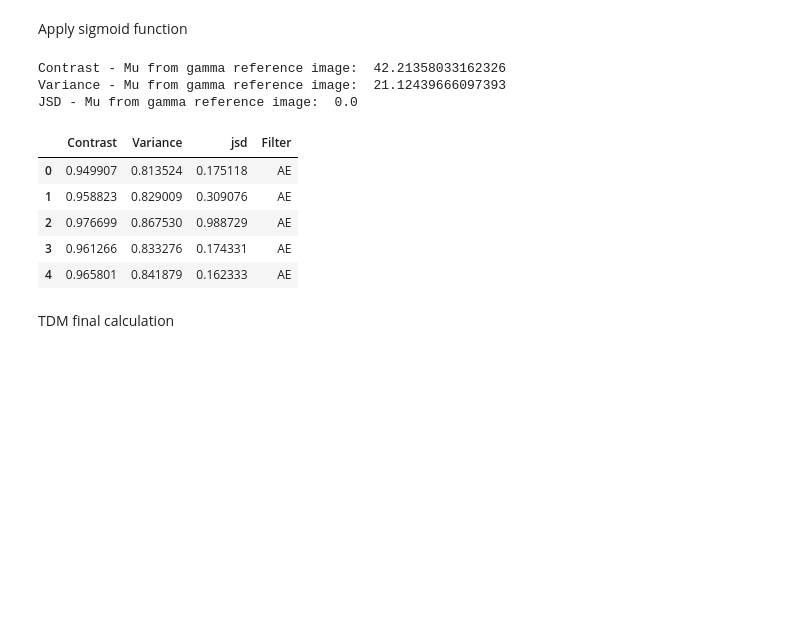
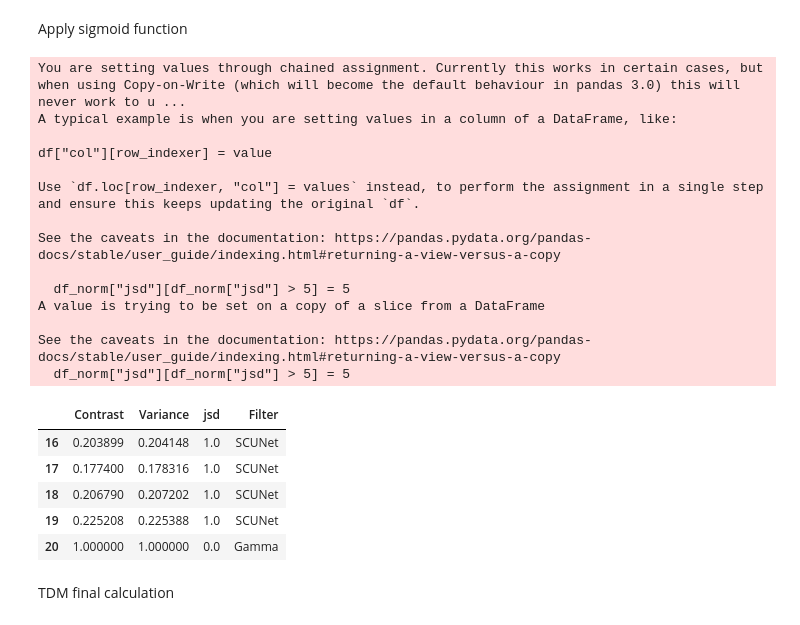
Before and after one commit to rubenchov/TDM, a Jupyter notebook: VisibilityGammaAnalysis.ipynb, the cells around one changed output. Cells and saved outputs as stored; diff of their text form; code cells hidden in the pictures; blank space fills up the shorter version.

```diff
--- a/VisibilityGammaAnalysis.ipynb
+++ b/VisibilityGammaAnalysis.ipynb
@@ -562,39 +551,41 @@ df_overmax.head()
 # %% [markdown]
 Apply sigmoid function
-# %%
-df_sigmoid = df_overmax.copy()
-
-#Sigmoid function for Contrast measurement with mu=(last element of Contrast colum)/4 and shape=5
-mu = df_sigmoid["Contrast"].iloc[-1]
-print('Contrast - Mu from gamma reference image: ', mu)
-shape = 5
-df_sigmoid['Contrast'] = 1 / (1 + np.exp(-(df_sigmoid["Contrast"] - (mu / 4)) / shape))
-
-#Sigmoid function for Variance measurement with mu=(last element of Variance colum)/4 and shape=5
-mu = df_sigmoid["Variance"].iloc[-1]
-print('Variance - Mu from gamma reference image: ', mu)
-shape = 5
-df_sigmoid['Variance'] = 1 / (1 + np.exp(-(df_sigmoid["Variance"] - (mu / 4)) / shape))
-
-#Sigmoid function for JSD measurement with mu=(last element of JSD colum)/4 and shape=1
-
-mu = df_sigmoid["jsd"].iloc[-1]
-print('JSD - Mu from gamma reference image: ', mu)
-shape = 1
-df_sigmoid['jsd'] = 1 / (1 + np.exp(-(df_sigmoid["jsd"] - (mu / 4)) / shape))
-#Result = (Result - 0.5) * 2
-df_sigmoid['jsd'] = (df_sigmoid['jsd'] - 0.5) * 2
-df_sigmoid.head()
-# %% [output]
-Contrast - Mu from gamma reference image:  42.21358033162326
-Variance - Mu from gamma reference image:  21.12439666097393
-JSD - Mu from gamma reference image:  0.0
-|  | Contrast | Variance | jsd | Filter |
-| 0 | 0.949907 | 0.813524 | 0.175118 | AE |
-| 1 | 0.958823 | 0.829009 | 0.309076 | AE |
-| 2 | 0.976699 | 0.867530 | 0.988729 | AE |
-| 3 | 0.961266 | 0.833276 | 0.174331 | AE |
-| 4 | 0.965801 | 0.841879 | 0.162333 | AE |
+# %%
+df_norm = df_calc.copy()
+
+#Max value taken from Gamma is last element of Contrast colum)
+max = df_norm["Contrast"].iloc[-1]
+df_norm['Contrast'] = df_norm['Contrast'] / max
+
+#Max value taken from Gamma is last element of Variance colum)
+max = df_norm["Variance"].iloc[-1]
+df_norm['Variance'] = df_norm['Variance'] / max
+
+#Normalize JS column. Saturate in Djs=5 and divide by 5
+df_norm["jsd"][df_norm["jsd"] > 5] = 5
+df_norm['jsd'] = df_norm['jsd'] / 5
+df_norm.tail()
+# %% [output]
+You are setting values through chained assignment. Currently this works in certain cases, but when using Copy-on-Write (which will become the default behaviour in pandas 3.0) this will never work to u ...
+A typical example is when you are setting values in a column of a DataFrame, like:
+
+df["col"][row_indexer] = value
+
+Use `df.loc[row_indexer, "col"] = values` instead, to perform the assignment in a single step and ensure this keeps updating the original `df`.
+
+See the caveats in the documentation: https://pandas.pydata.org/pandas-docs/stable/user_guide/indexing.html#returning-a-view-versus-a-copy
+
+  df_norm["jsd"][df_norm["jsd"] > 5] = 5
+A value is trying to be set on a copy of a slice from a DataFrame
+
+See the caveats in the documentation: https://pandas.pydata.org/pandas-docs/stable/user_guide/indexing.html#returning-a-view-versus-a-copy
+  df_norm["jsd"][df_norm["jsd"] > 5] = 5
+|  | Contrast | Variance | jsd | Filter |
+| 16 | 0.203899 | 0.204148 | 1.0 | SCUNet |
+| 17 | 0.177400 | 0.178316 | 1.0 | SCUNet |
+| 18 | 0.206790 | 0.207202 | 1.0 | SCUNet |
+| 19 | 0.225208 | 0.225388 | 1.0 | SCUNet |
+| 20 | 1.000000 | 1.000000 | 0.0 | Gamma |
 # %% [markdown]
 TDM final calculation
 # %%
```
Also changed, not shown: parts of 9 cells of this notebook, 1 other file.
